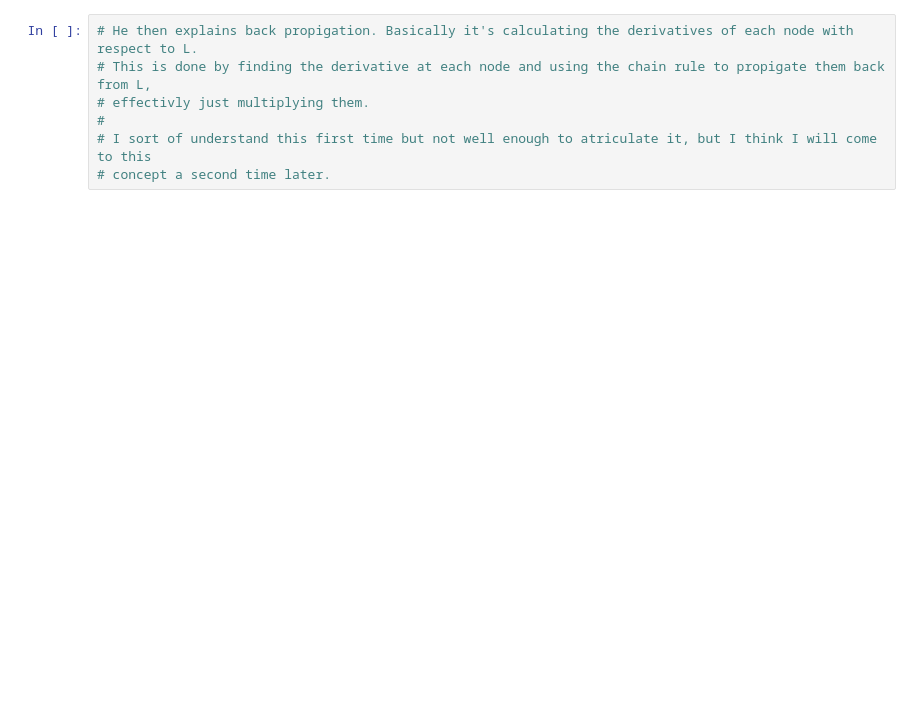
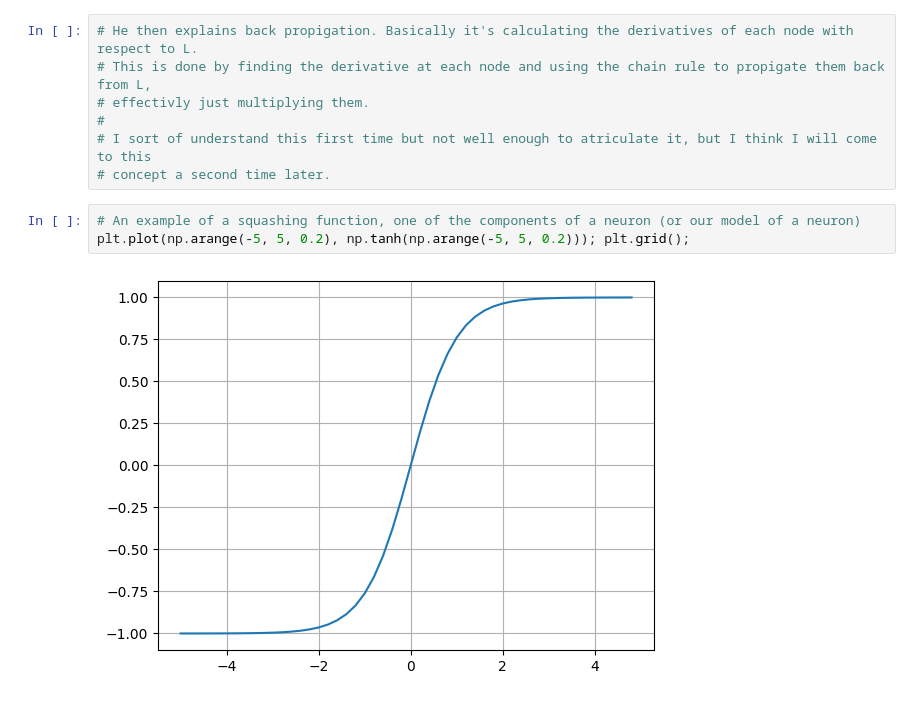
Before and after one commit to divo/ai, a Jupyter notebook: micrograd_from_scratch.ipynb, the cells around one changed output. Drawn from its saved outputs; the diff is of its cells as text; blank space fills up the shorter version.

```diff
--- a/micrograd_from_scratch.ipynb
+++ b/micrograd_from_scratch.ipynb
@@ -129,3 +176,8 @@ draw_dot(L)
 #
 # I sort of understand this first time but not well enough to atriculate it, but I think I will come to this
 # concept a second time later.
+# %%
+# An example of a squashing function, one of the components of a neuron (or our model of a neuron)
+plt.plot(np.arange(-5, 5, 0.2), np.tanh(np.arange(-5, 5, 0.2))); plt.grid();
+# %% [output]
+[figure, added]
```
Also changed, not shown: parts of 9 cells of this notebook.
